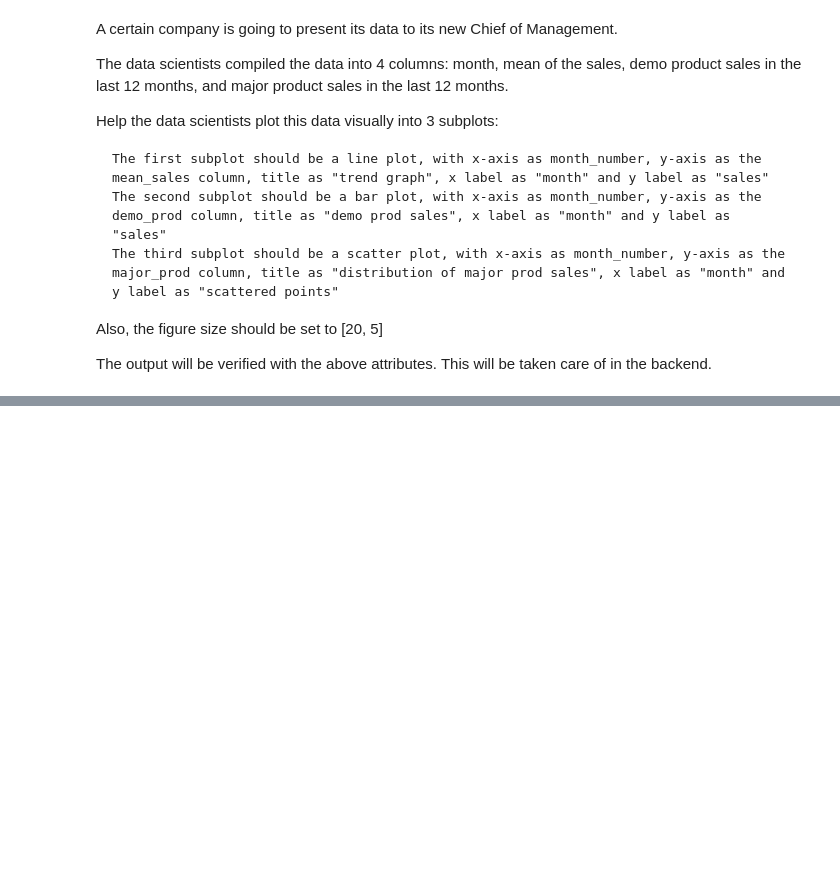
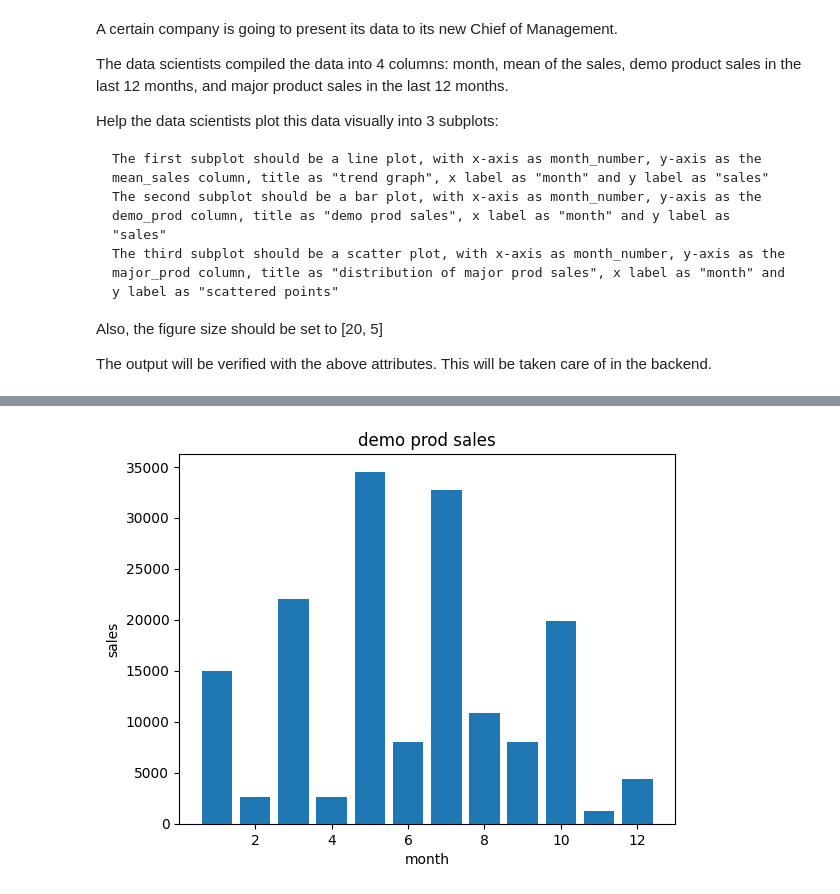
Before and after one commit to knagabharathi/Pylib_Data_visualization, a Jupyter notebook: Dataviz_3.ipynb, the cells around one changed output, grey strips where cells are left out. Drawn from its saved outputs; the diff is of its cells as text; code cells hidden in the pictures; blank space fills up the shorter version.

```diff
--- a/Dataviz_3.ipynb
+++ b/Dataviz_3.ipynb
@@ -288,0 +323,9 @@ The output will be verified with the above attributes. This will be taken care o
+# %%
+plt.bar(df['month_number'], df['demo_prod'])
+plt.xlabel ('month')
+plt.ylabel ('sales')
+plt.title ('demo prod sales')
+
+plt.show()
+# %% [output]
+[figure, added]
```
Also changed, not shown: parts of 5 cells of this notebook.
